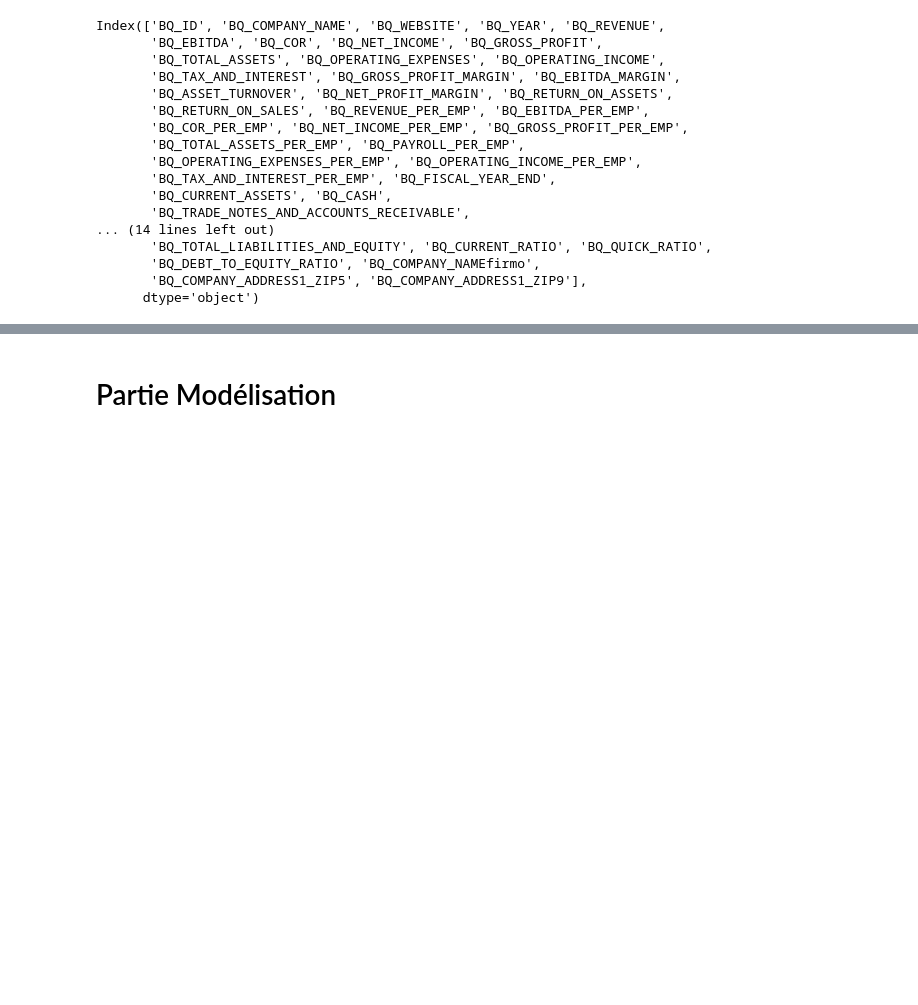
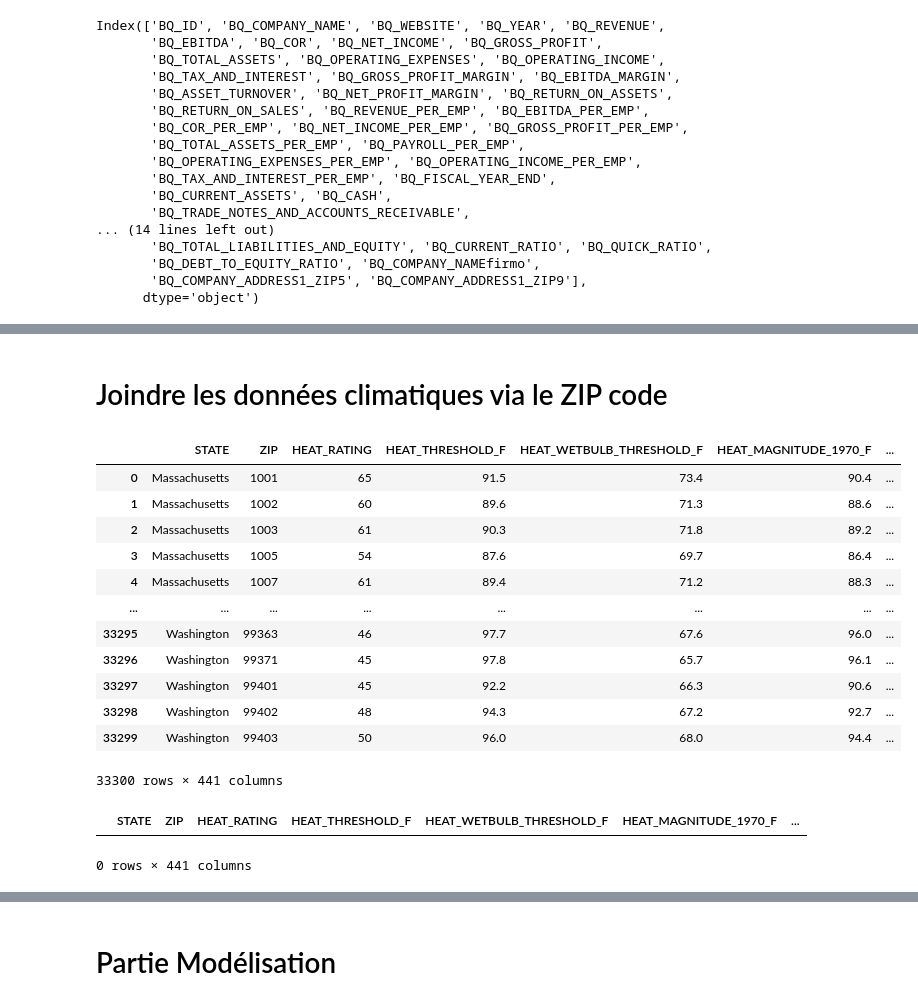
Before and after one commit to Askkip/StatAPP, a Jupyter notebook: US_Financials_Modeelisation.ipynb, the cells around one changed output, grey strips where cells are left out. Saved outputs shown, nothing was run; the diff lists cells and outputs as text; code cells hidden in the pictures; blank space fills up the shorter version.

Commit message:
aggreg all data set

```diff
--- a/US_Financials_Modeelisation.ipynb
+++ b/US_Financials_Modeelisation.ipynb
@@ -112,0 +157,24 @@ df[features].sample()
+# %% [markdown]
+# Joindre les données climatiques via le ZIP code
+# %%
+climate = pd.read_csv("U_S_Climate_Risk_Data-0.csv")
+climate
+# %% [output]
+|  | STATE | ZIP | HEAT_RATING | HEAT_THRESHOLD_F | HEAT_WETBULB_THRESHOLD_F | HEAT_MAGNITUDE_1970_F | ... |
+| 0 | Massachusetts | 1001 | 65 | 91.5 | 73.4 | 90.4 | ... |
+| 1 | Massachusetts | 1002 | 60 | 89.6 | 71.3 | 88.6 | ... |
+| 2 | Massachusetts | 1003 | 61 | 90.3 | 71.8 | 89.2 | ... |
+| 3 | Massachusetts | 1005 | 54 | 87.6 | 69.7 | 86.4 | ... |
+| 4 | Massachusetts | 1007 | 61 | 89.4 | 71.2 | 88.3 | ... |
+| ... | ... | ... | ... | ... | ... | ... | ... |
+| 33295 | Washington | 99363 | 46 | 97.7 | 67.6 | 96.0 | ... |
+| 33296 | Washington | 99371 | 45 | 97.8 | 65.7 | 96.1 | ... |
+| 33297 | Washington | 99401 | 45 | 92.2 | 66.3 | 90.6 | ... |
+| 33298 | Washington | 99402 | 48 | 94.3 | 67.2 | 92.7 | ... |
+| 33299 | Washington | 99403 | 50 | 96.0 | 68.0 | 94.4 | ... |
+33300 rows × 441 columns
+# %%
+climate.loc[climate["ZIP"] == 68180]
+# %% [output]
+|  | STATE | ZIP | HEAT_RATING | HEAT_THRESHOLD_F | HEAT_WETBULB_THRESHOLD_F | HEAT_MAGNITUDE_1970_F | ... |
+0 rows × 441 columns
```
Also changed, not shown: parts of 8 cells of this notebook, 1 other file.
